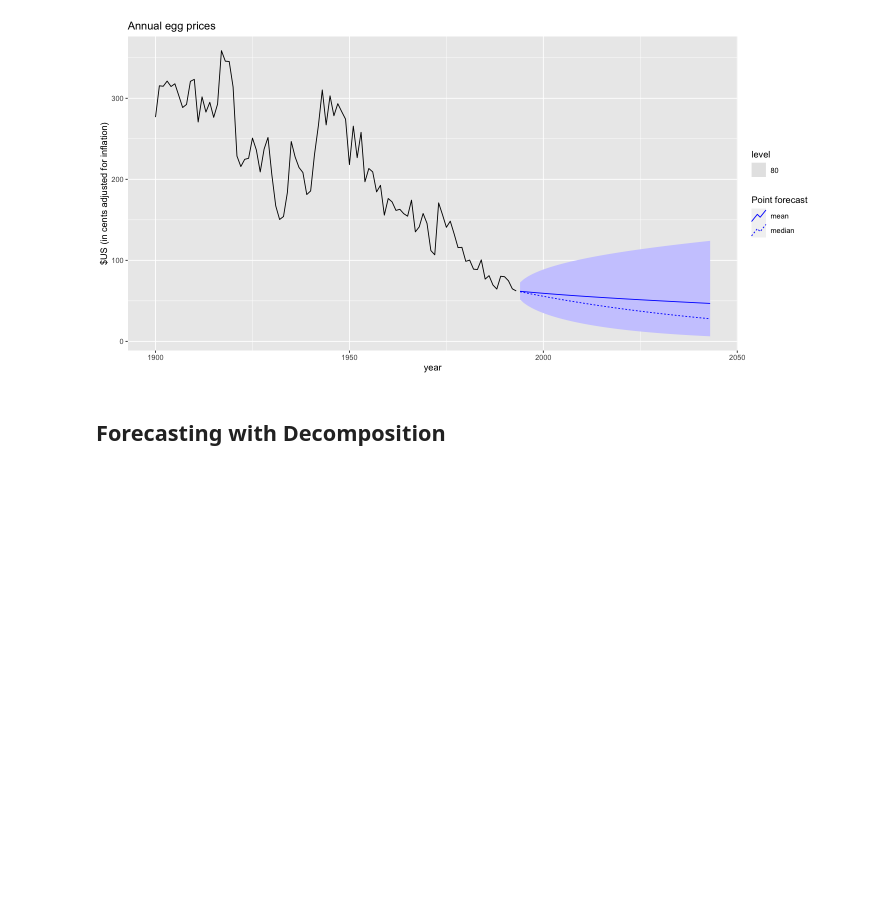
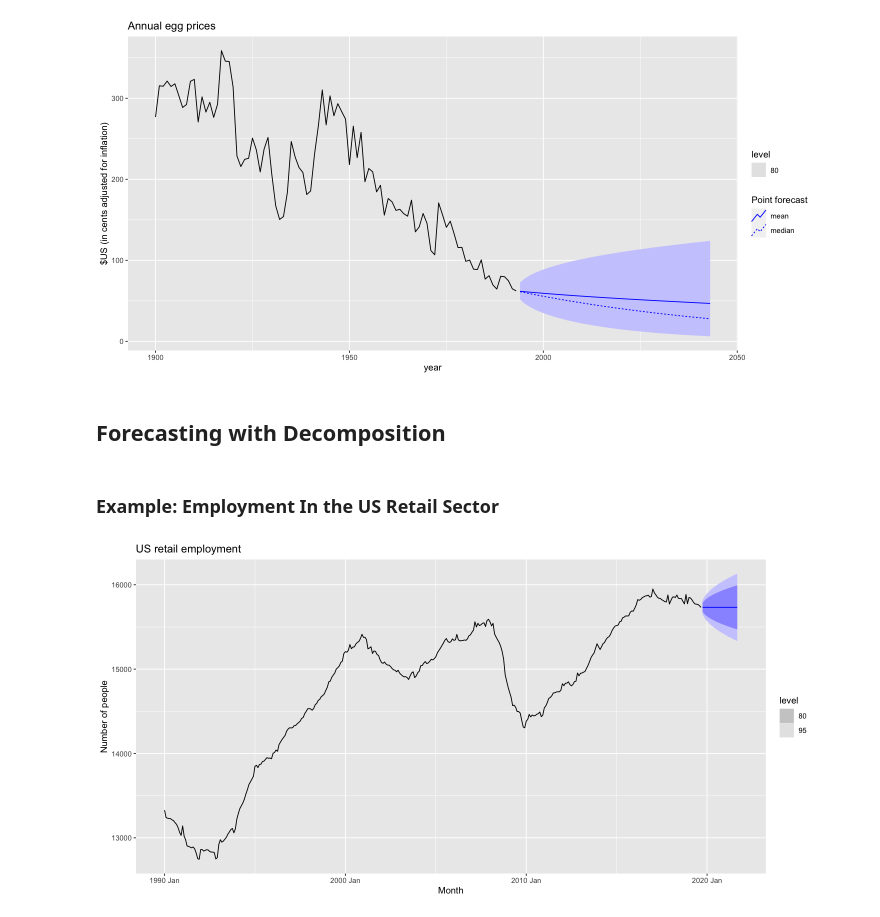
Before and after one commit to antounes/fpp3, a Jupyter notebook: 5_forecasters_toolbox.ipynb, the cells around one changed output. Drawn from its saved outputs; the diff is of its cells as text; code cells hidden in the pictures; blank space fills up the shorter version.

Commit message:
Forecasting with decomposition

```diff
--- a/5_forecasters_toolbox.ipynb
+++ b/5_forecasters_toolbox.ipynb
@@ -473,3 +473,20 @@ Warning message:
 [figure]
 # %% [markdown]
 ## Forecasting with Decomposition
+# %% [markdown]
+### Example: Employment In the US Retail Sector
+# %%
+us_retail_employment <- us_employment %>%
+  filter(year(Month)>=1990, Title=="Retail Trade")
+dcmp <- us_retail_employment %>%
+  model(STL(Employed~trend(window=7), robust=TRUE)) %>%
+  components() %>%
+  select(-.model)
+dcmp %>%
+  model(NAIVE(season_adjust)) %>%
+  forecast() %>%
+  autoplot(dcmp) +
+  labs(y="Number of people",
+       title="US retail employment")
+# %% [output]
+[figure, added]
```
Also changed, not shown: parts of 3 cells of this notebook.
